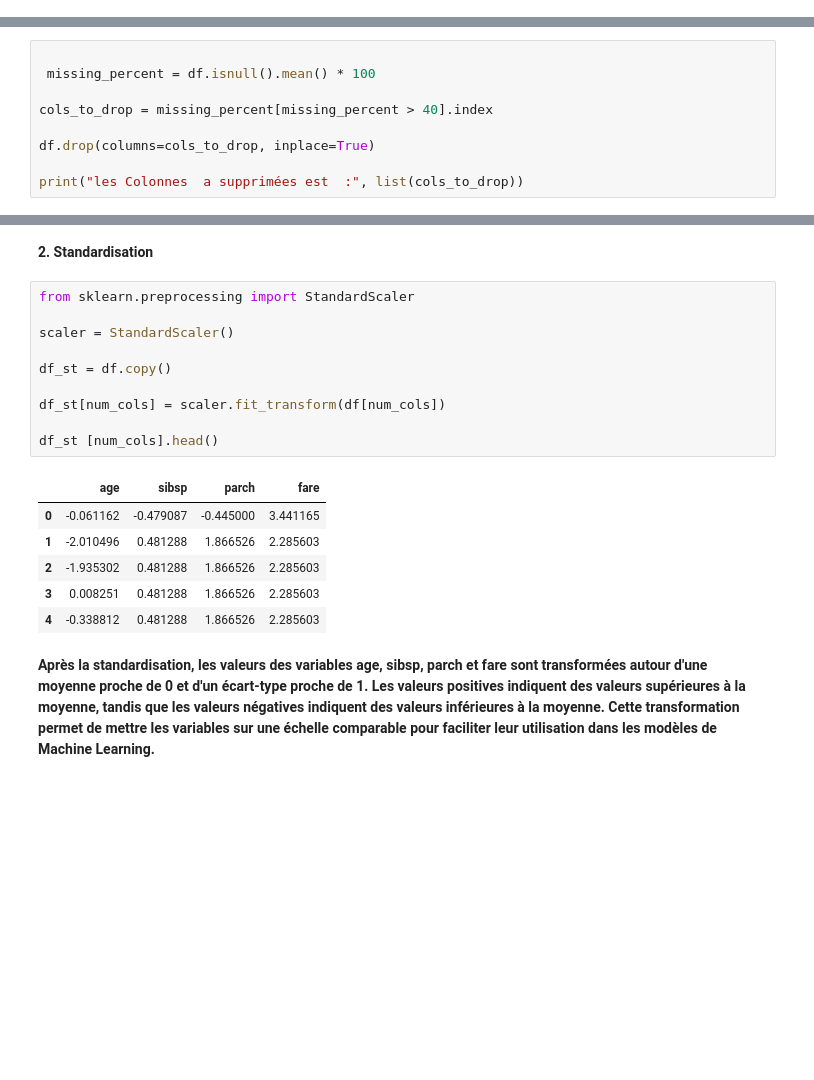
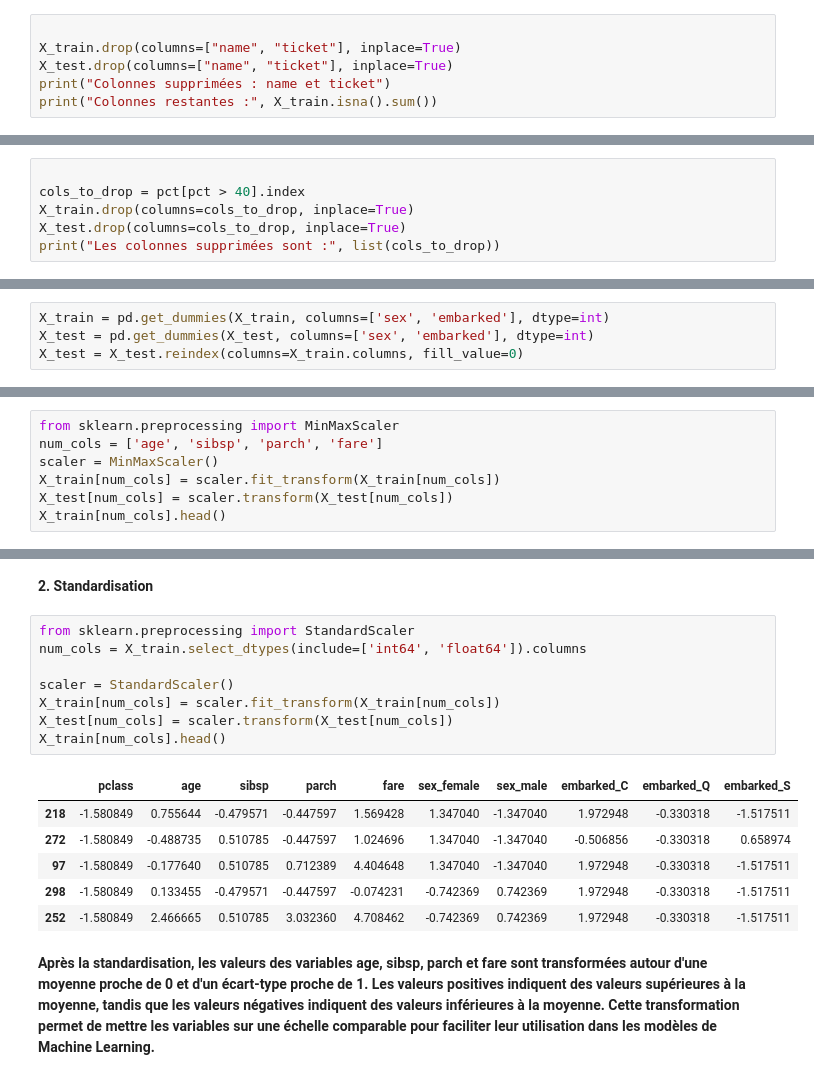
Before and after one commit to hassanrahhal2000/TPs-Machine-Learning, a Jupyter notebook: TP1/TP1_IAA.ipynb, the cells around one changed output, grey strips where cells are left out. Cells and saved outputs as stored; diff of their text form; blank space fills up the shorter version.

```diff
--- a/TP1/TP1_IAA.ipynb
+++ b/TP1/TP1_IAA.ipynb
@@ -153,0 +141,6 @@ For example, when doing 'df[col].method(value, inplace=True)', try using 'df.met
+# %%
+
+X_train.drop(columns=["name", "ticket"], inplace=True)
+X_test.drop(columns=["name", "ticket"], inplace=True)
+print("Colonnes supprimées : name et ticket")
+print("Colonnes restantes :", X_train.isna().sum())
@@ -166,11 +183,8 @@ fare     0.076394
 dtype: float64
 # %%
 
- missing_percent = df.isnull().mean() * 100
-
-cols_to_drop = missing_percent[missing_percent > 40].index
-
-df.drop(columns=cols_to_drop, inplace=True)
-
-print("les Colonnes  a supprimées est  :", list(cols_to_drop))
+cols_to_drop = pct[pct > 40].index
+X_train.drop(columns=cols_to_drop, inplace=True)
+X_test.drop(columns=cols_to_drop, inplace=True)
+print("Les colonnes supprimées sont :", list(cols_to_drop))
 # %% [output]
@@ -262,0 +220,4 @@ df_nz[num_cols].head()
+# %%
+X_train = pd.get_dummies(X_train, columns=['sex', 'embarked'], dtype=int)
+X_test = pd.get_dummies(X_test, columns=['sex', 'embarked'], dtype=int)
+X_test = X_test.reindex(columns=X_train.columns, fill_value=0)
@@ -262,0 +248,7 @@ df_nz[num_cols].head()
+# %%
+from sklearn.preprocessing import MinMaxScaler
+num_cols = ['age', 'sibsp', 'parch', 'fare']
+scaler = MinMaxScaler()
+X_train[num_cols] = scaler.fit_transform(X_train[num_cols])
+X_test[num_cols] = scaler.transform(X_test[num_cols])
+X_train[num_cols].head()
@@ -266,20 +265,18 @@ df_nz[num_cols].head()
 **2. Standardisation**
 # %%
 from sklearn.preprocessing import StandardScaler
+num_cols = X_train.select_dtypes(include=['int64', 'float64']).columns
 
 scaler = StandardScaler()
-
-df_st = df.copy()
-
-df_st[num_cols] = scaler.fit_transform(df[num_cols])
-
-df_st [num_cols].head()
+X_train[num_cols] = scaler.fit_transform(X_train[num_cols])
+X_test[num_cols] = scaler.transform(X_test[num_cols])
+X_train[num_cols].head()
 # %% [output]
-|  | age | sibsp | parch | fare |
-| 0 | -0.061162 | -0.479087 | -0.445000 | 3.441165 |
-| 1 | -2.010496 | 0.481288 | 1.866526 | 2.285603 |
-| 2 | -1.935302 | 0.481288 | 1.866526 | 2.285603 |
-| 3 | 0.008251 | 0.481288 | 1.866526 | 2.285603 |
-| 4 | -0.338812 | 0.481288 | 1.866526 | 2.285603 |
+|  | pclass | age | sibsp | parch | fare | sex_female | sex_male | embarked_C | embarked_Q | embarked_S |
+| 218 | -1.580849 | 0.755644 | -0.479571 | -0.447597 | 1.569428 | 1.347040 | -1.347040 | 1.972948 | -0.330318 | -1.517511 |
+| 272 | -1.580849 | -0.488735 | 0.510785 | -0.447597 | 1.024696 | 1.347040 | -1.347040 | -0.506856 | -0.330318 | 0.658974 |
+| 97 | -1.580849 | -0.177640 | 0.510785 | 0.712389 | 4.404648 | 1.347040 | -1.347040 | 1.972948 | -0.330318 | -1.517511 |
+| 298 | -1.580849 | 0.133455 | -0.479571 | -0.447597 | -0.074231 | -0.742369 | 0.742369 | 1.972948 | -0.330318 | -1.517511 |
+| 252 | -1.580849 | 2.466665 | 0.510785 | 3.032360 | 4.708462 | -0.742369 | 0.742369 | 1.972948 | -0.330318 | -1.517511 |
 # %% [markdown]
 **Après la standardisation, les valeurs des variables **age**, **sibsp**, **parch** et **fare** sont transformées autour d'une moyenne proche de 0 et d'un écart-type proche de 1. Les valeurs positives indiquent des valeurs supérieures à la moyenne, tandis que les valeurs négatives indiquent des valeurs inférieures à la moyenne. Cette transformation permet de mettre les variables sur une échelle comparable pour faciliter leur utilisation dans les modèles de Machine Learning.**
```
Also changed, not shown: parts of 36 cells of this notebook, 1 other file.
